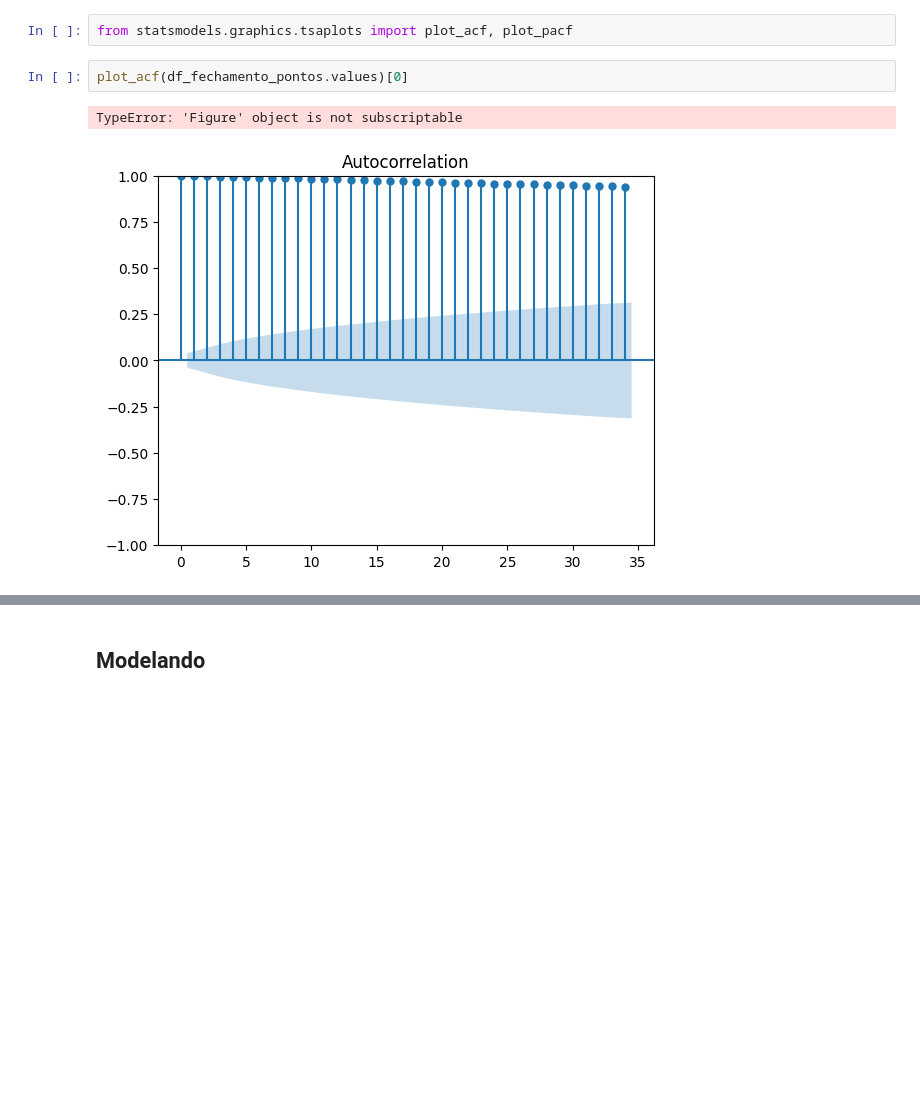
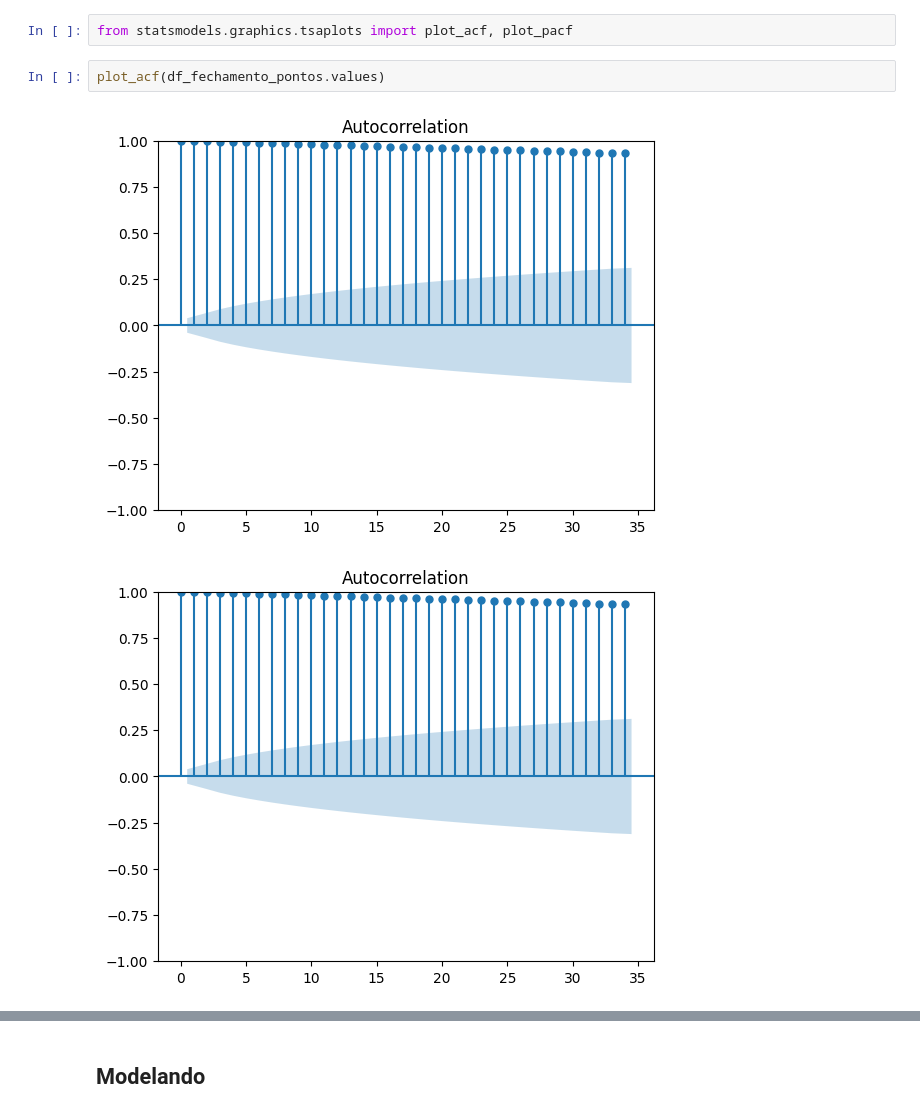
Before and after one commit to jorgeplatero/postech_techchallenge_fase_2, a Jupyter notebook: notebook.ipynb, the cells around one changed output, grey strips where cells are left out. Saved outputs shown, nothing was run; the diff lists cells and outputs as text; blank space fills up the shorter version.

```diff
--- a/notebook.ipynb
+++ b/notebook.ipynb
@@ -346,8 +346,8 @@ plt.show()
 # %%
 from statsmodels.graphics.tsaplots import plot_acf, plot_pacf
 # %%
-plot_acf(df_fechamento_pontos.values)[0]
+plot_acf(df_fechamento_pontos.values)
 # %% [output]
-TypeError: 'Figure' object is not subscriptable
 [figure]
+[figure, added]
 # %%
```
Also changed, not shown: parts of 10 cells of this notebook.
